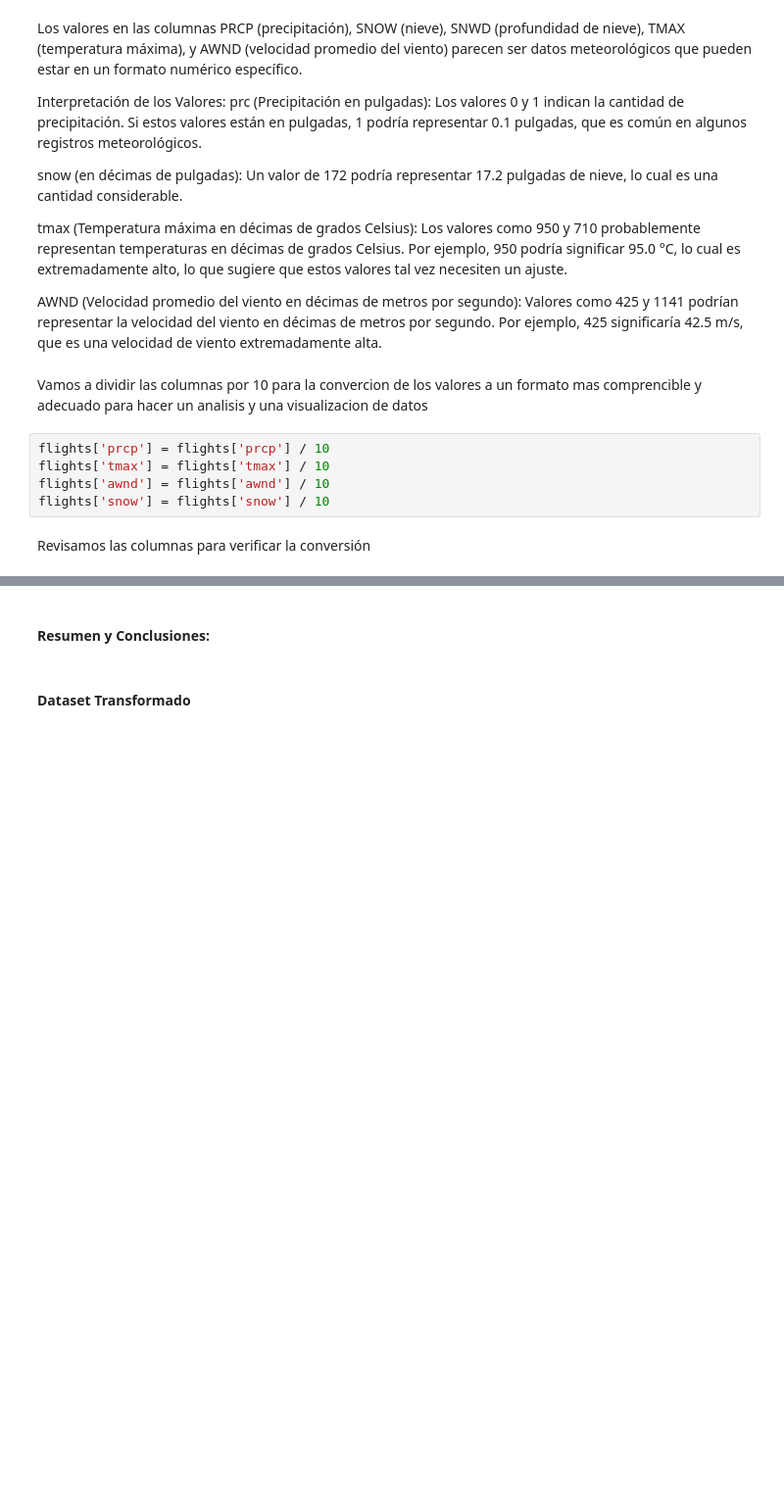
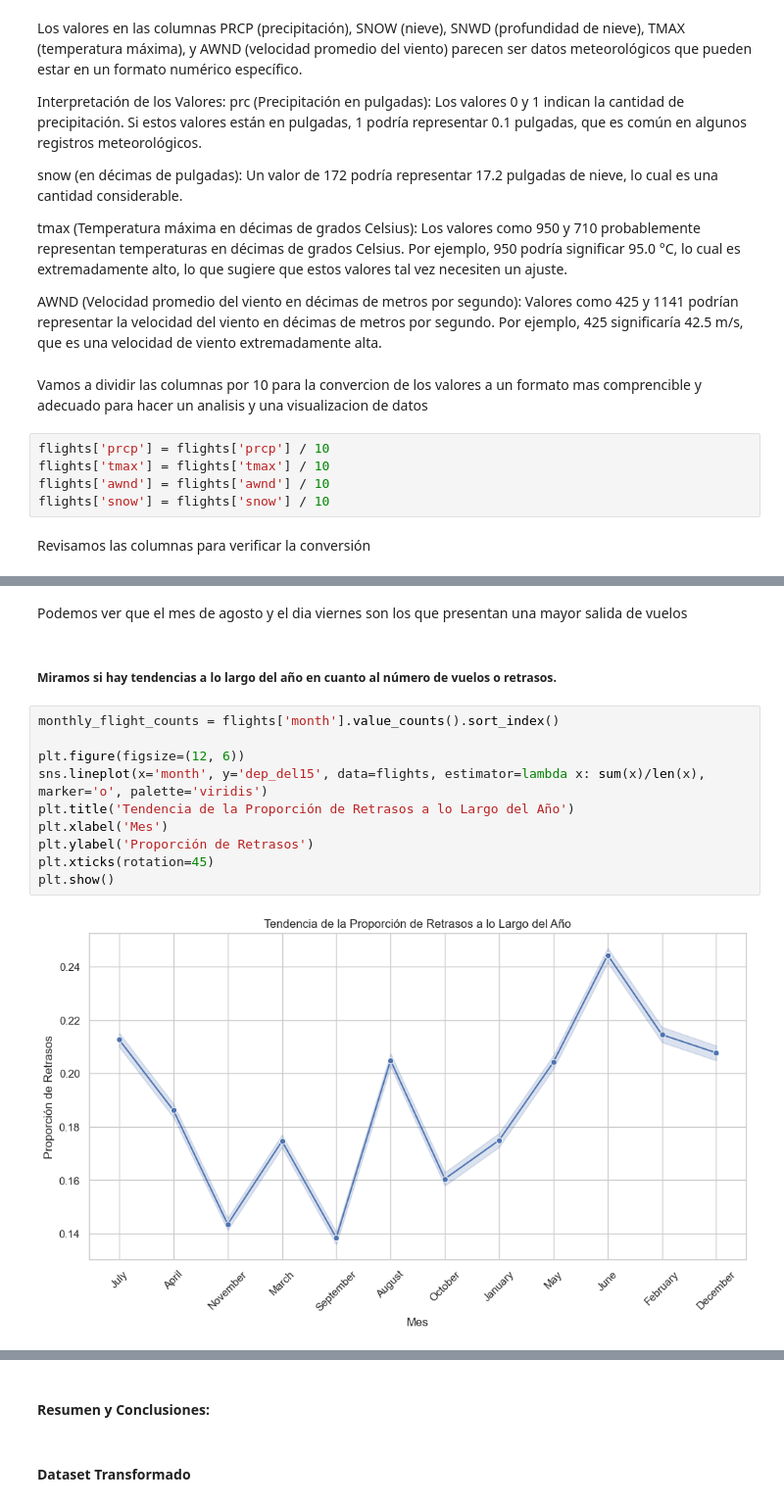
Before and after one commit to camilodelgado23/Proyecto_1, a Jupyter notebook: EDA/flights_EDA.ipynb, the cells around one changed output, grey strips where cells are left out. Shown at 98% size. Saved outputs shown, nothing was run; the diff lists cells and outputs as text; blank space fills up the shorter version.

```diff
--- a/EDA/flights_EDA.ipynb
+++ b/EDA/flights_EDA.ipynb
@@ -437,0 +483,16 @@ print(flights[columns_of_interest].head())
+# %% [markdown]
+Podemos ver que el mes de agosto y el dia viernes son los que presentan una mayor salida de vuelos
+# %% [markdown]
+##### Miramos si hay tendencias a lo largo del año en cuanto al número de vuelos o retrasos.
+# %%
+monthly_flight_counts = flights['month'].value_counts().sort_index()
+
+plt.figure(figsize=(12, 6))
+sns.lineplot(x='month', y='dep_del15', data=flights, estimator=lambda x: sum(x)/len(x), marker='o', palette='viridis')
+plt.title('Tendencia de la Proporción de Retrasos a lo Largo del Año')
+plt.xlabel('Mes')
+plt.ylabel('Proporción de Retrasos')
+plt.xticks(rotation=45)
+plt.show()
+# %% [output]
+[figure, added]
```
Also changed, not shown: parts of 27 cells of this notebook.
